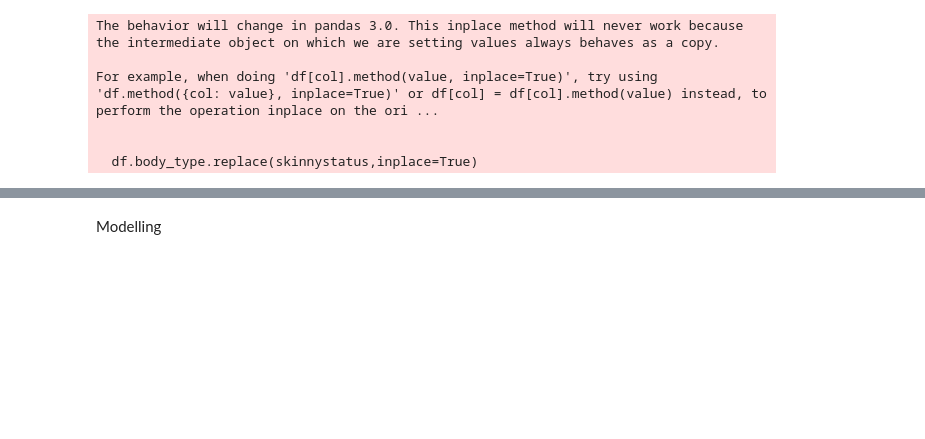
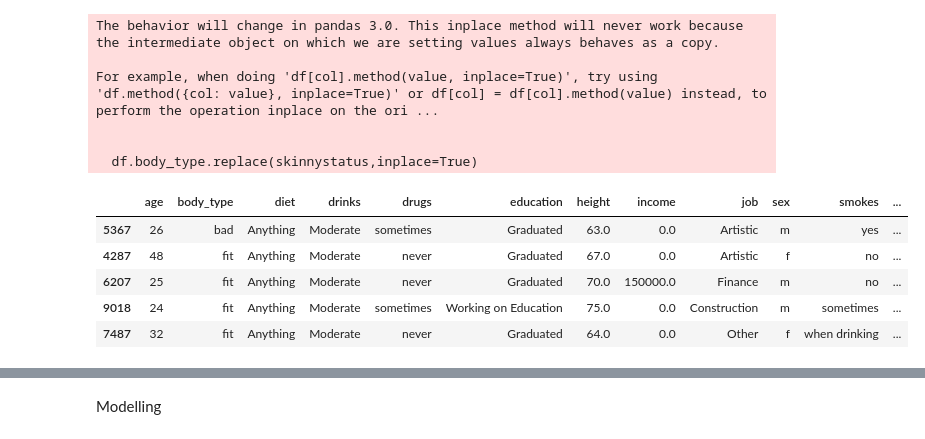
Before and after one commit to kutaycakir/ai-course, a Jupyter notebook: Projects/Three generations seeking romance - Regression & Classification/ThreeGenerationsSeekingRomance.ipynb, the cells around one changed output, grey strips where cells are left out. Drawn from its saved outputs; the diff is of its cells as text; code cells hidden in the pictures; blank space fills up the shorter version.

```diff
--- a/Projects/Three generations seeking romance - Regression & Classification/ThreeGenerationsSeekingRomance.ipynb
+++ b/Projects/Three generations seeking romance - Regression & Classification/ThreeGenerationsSeekingRomance.ipynb
@@ -250,12 +250,37 @@ df['job'] = df['job'].replace({
     'retired': 'Other'})
 # %%
 df=df.dropna(how='all')
+# %%
+df['age']=df['age'].astype(int)
+
+generation = []
+for i in range(len(df)):
+    if 17 < int(df["age"].iloc[i]) < 33:
+        generation.append(1)
+    elif 32 < int(df["age"].iloc[i]) < 48:
+        generation.append(2)
+    else:
+        generation.append(3)
+df["generation"] = generation
+# %%
+df['kid'] = df['offspring'].str.contains('has', na=False).astype(int)
 # %%
 df=df[['age', 'body_type', 'diet', 'drinks', 'drugs', 'education', 'height', 'income', 'job',
-       'sex', 'smokes', 'status']]
+       'sex', 'smokes', 'status','kid','generation']]
 # %%
 categorical_columns = df.select_dtypes(include=['object']).columns
 df[categorical_columns] = df[categorical_columns].fillna(df[categorical_columns].mode().iloc[0])
+# %%
+df.loc[df['income'] == -1.0 , 'income'] = 0
+# %%
+df.sample(5)
+# %% [output]
+|  | age | body_type | diet | drinks | drugs | education | height | income | job | sex | smokes | ... |
+| 5367 | 26 | bad | Anything | Moderate | sometimes | Graduated | 63.0 | 0.0 | Artistic | m | yes | ... |
+| 4287 | 48 | fit | Anything | Moderate | never | Graduated | 67.0 | 0.0 | Artistic | f | no | ... |
+| 6207 | 25 | fit | Anything | Moderate | never | Graduated | 70.0 | 150000.0 | Finance | m | no | ... |
+| 9018 | 24 | fit | Anything | Moderate | sometimes | Working on Education | 75.0 | 0.0 | Construction | m | sometimes | ... |
+| 7487 | 32 | fit | Anything | Moderate | never | Graduated | 64.0 | 0.0 | Other | f | when drinking | ... |
 # %%
 df.isnull().sum()
 # %% [output]
```
Also changed, not shown: parts of 12 cells of this notebook.
